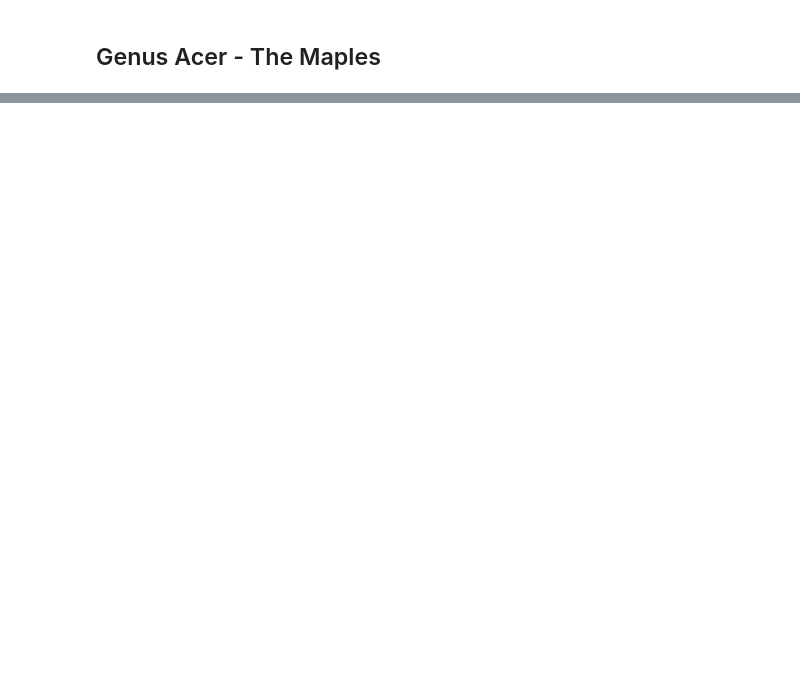
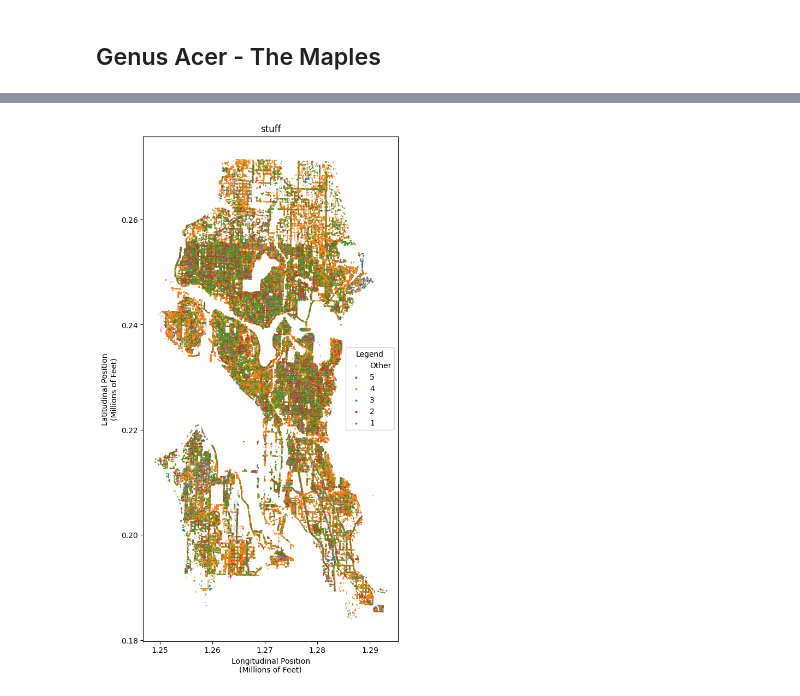
Before and after one commit to fractalate/data-trees-seattle, a Jupyter notebook: indigenous_trees.ipynb, the cells around one changed output, grey strips where cells are left out. Saved outputs shown, nothing was run; the diff lists cells and outputs as text; code cells hidden in the pictures; blank space fills up the shorter version.

```diff
--- a/indigenous_trees.ipynb
+++ b/indigenous_trees.ipynb
@@ -211,0 +279,16 @@ References
+# %%
+plot_trees('stuff', [
+    dftrees[dftrees['conditionrating'] == 5],
+    dftrees[dftrees['conditionrating'] == 4],
+    dftrees[dftrees['conditionrating'] == 3],
+    dftrees[dftrees['conditionrating'] == 2],
+    dftrees[dftrees['conditionrating'] == 1],
+], [
+    '5',
+    '4',
+    '3',
+    '2',
+    '1',
+   ])
+# %% [output]
+[figure, added]
```
Also changed, not shown: parts of 14 cells of this notebook, 5 other files.
